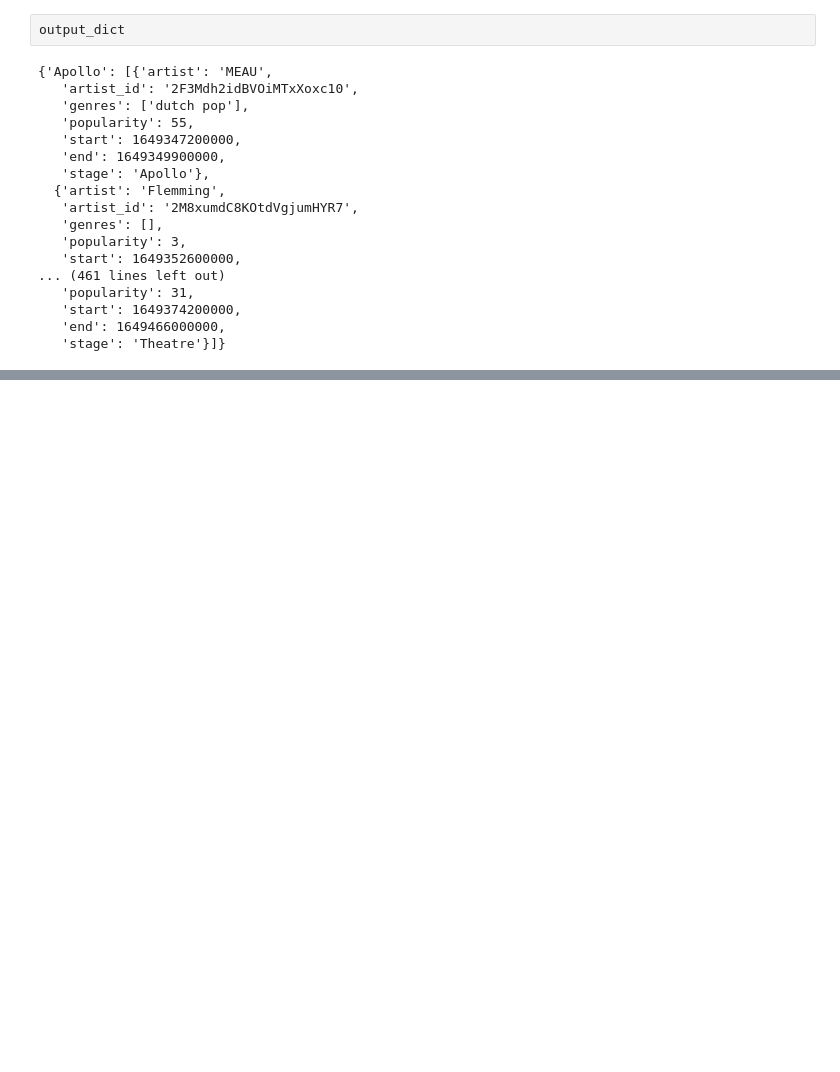
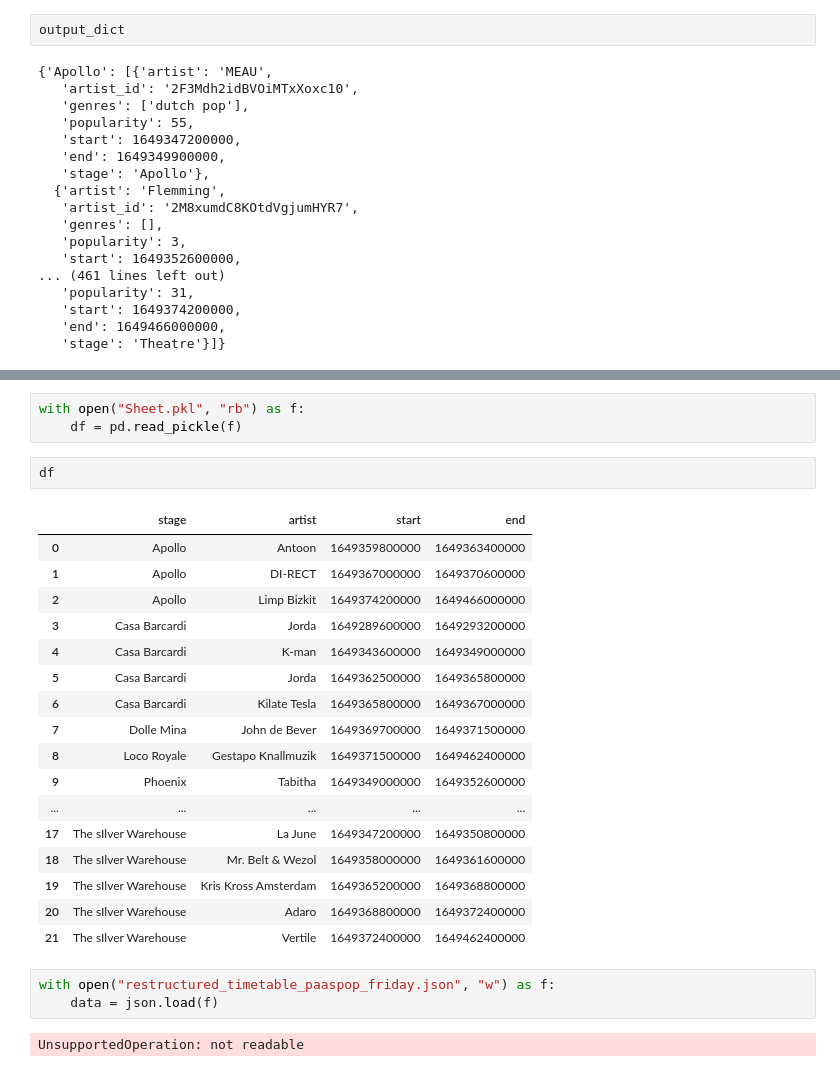
Before and after one commit to music-festival-project/festival-timetable-service, a Jupyter notebook: test.ipynb, the cells around one changed output, grey strips where cells are left out. Drawn from its saved outputs; the diff is of its cells as text; blank space fills up the shorter version.

```diff
--- a/test.ipynb
+++ b/test.ipynb
@@ -163,0 +251,28 @@ output_dict
+# %%
+with open("Sheet.pkl", "rb") as f:
+    df = pd.read_pickle(f)
+# %%
+df
+# %% [output]
+|  | stage | artist | start | end |
+| 0 | Apollo | Antoon | 1649359800000 | 1649363400000 |
+| 1 | Apollo | DI-RECT | 1649367000000 | 1649370600000 |
+| 2 | Apollo | Limp Bizkit | 1649374200000 | 1649466000000 |
+| 3 | Casa Barcardi | Jorda | 1649289600000 | 1649293200000 |
+| 4 | Casa Barcardi | K-man | 1649343600000 | 1649349000000 |
+| 5 | Casa Barcardi | Jorda | 1649362500000 | 1649365800000 |
+| 6 | Casa Barcardi | Kilate Tesla | 1649365800000 | 1649367000000 |
+| 7 | Dolle Mina | John de Bever | 1649369700000 | 1649371500000 |
+| 8 | Loco Royale | Gestapo Knallmuzik | 1649371500000 | 1649462400000 |
+| 9 | Phoenix | Tabitha | 1649349000000 | 1649352600000 |
+| ... | ... | ... | ... | ... |
+| 17 | The sIlver Warehouse | La June | 1649347200000 | 1649350800000 |
+| 18 | The sIlver Warehouse | Mr. Belt & Wezol | 1649358000000 | 1649361600000 |
+| 19 | The sIlver Warehouse | Kris Kross Amsterdam | 1649365200000 | 1649368800000 |
+| 20 | The sIlver Warehouse | Adaro | 1649368800000 | 1649372400000 |
+| 21 | The sIlver Warehouse | Vertile | 1649372400000 | 1649462400000 |
+# %%
+with open("restructured_timetable_paaspop_friday.json", "w") as f:
+    data = json.load(f)
+# %% [output]
+UnsupportedOperation: not readable
```
Also changed, not shown: parts of 12 cells of this notebook, 23 other files.
